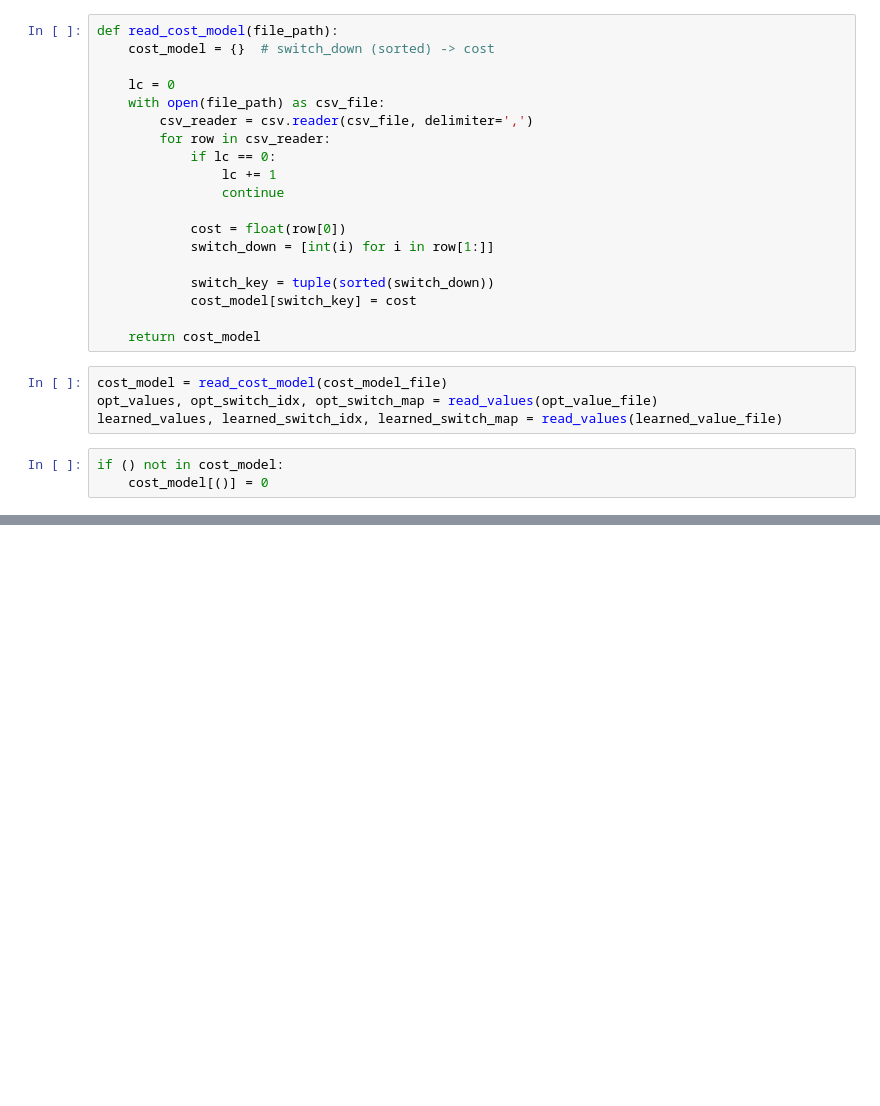
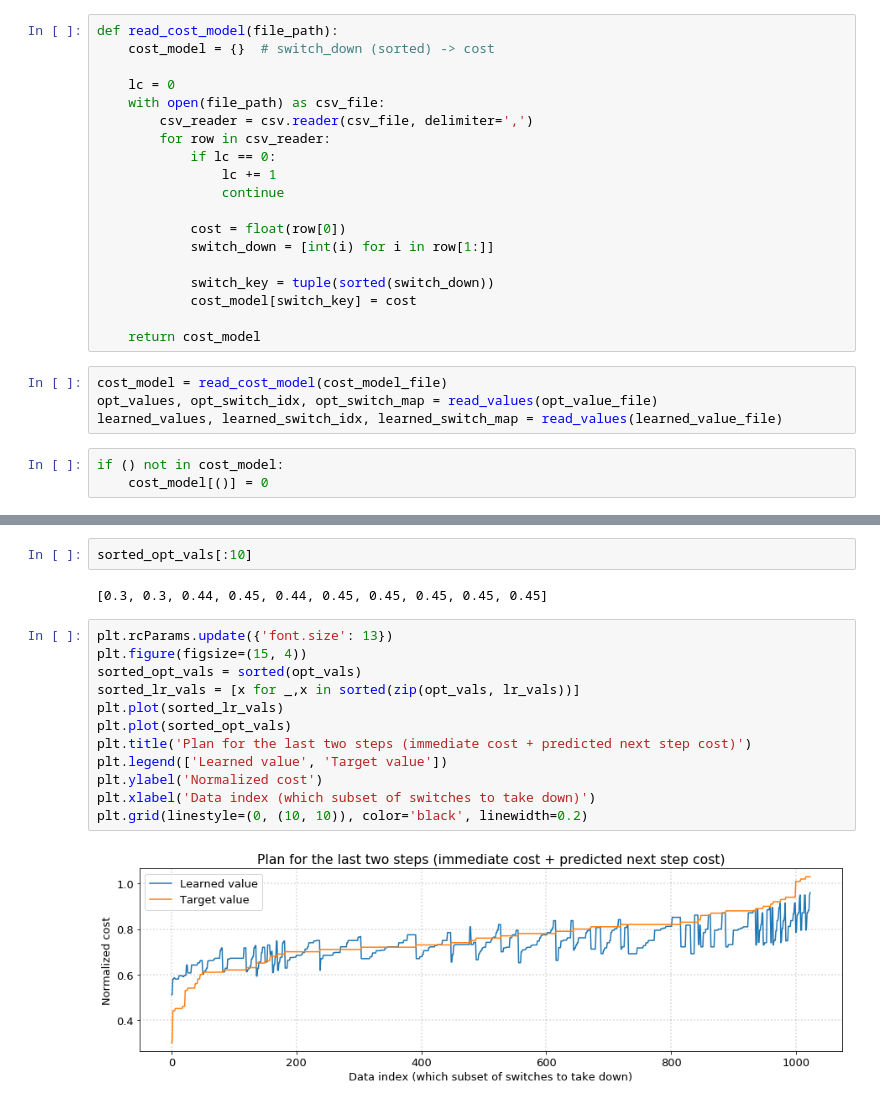
Before and after one commit to kshiteejm/net-update-code, a Jupyter notebook: analysis/plan-with-learned-model.ipynb, the cells around one changed output, grey strips where cells are left out. Drawn from its saved outputs; the diff is of its cells as text; blank space fills up the shorter version.

```diff
--- a/analysis/plan-with-learned-model.ipynb
+++ b/analysis/plan-with-learned-model.ipynb
@@ -119,0 +167,18 @@ Switches to take down: {2, 5, 9, 13, 17}, cost 0.15, cost so far 0.3
+# %%
+sorted_opt_vals[:10]
+# %% [output]
+[0.3, 0.3, 0.44, 0.45, 0.44, 0.45, 0.45, 0.45, 0.45, 0.45]
+# %%
+plt.rcParams.update({'font.size': 13})
+plt.figure(figsize=(15, 4))
+sorted_opt_vals = sorted(opt_vals)
+sorted_lr_vals = [x for _,x in sorted(zip(opt_vals, lr_vals))]
+plt.plot(sorted_lr_vals)
+plt.plot(sorted_opt_vals)
+plt.title('Plan for the last two steps (immediate cost + predicted next step cost)')
+plt.legend(['Learned value', 'Target value'])
+plt.ylabel('Normalized cost')
+plt.xlabel('Data index (which subset of switches to take down)')
+plt.grid(linestyle=(0, (10, 10)), color='black', linewidth=0.2)
+# %% [output]
+[figure, added]
```
Also changed, not shown: parts of 6 cells of this notebook.
